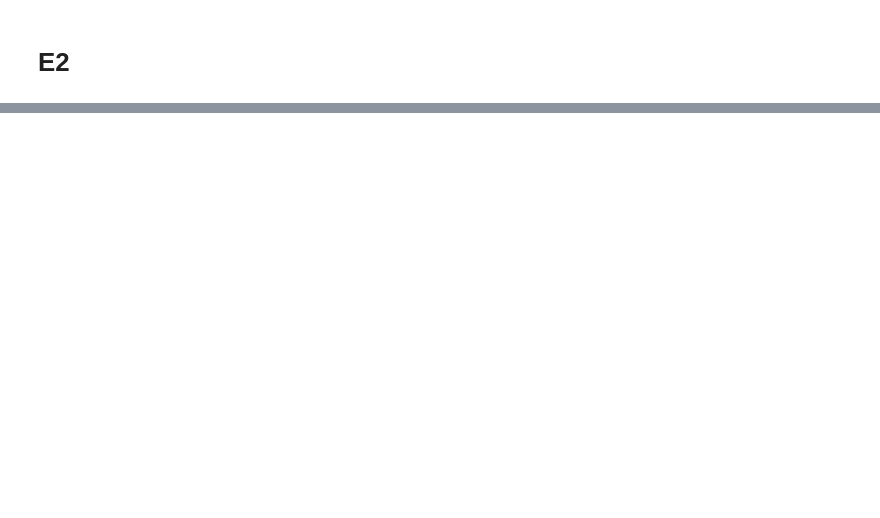
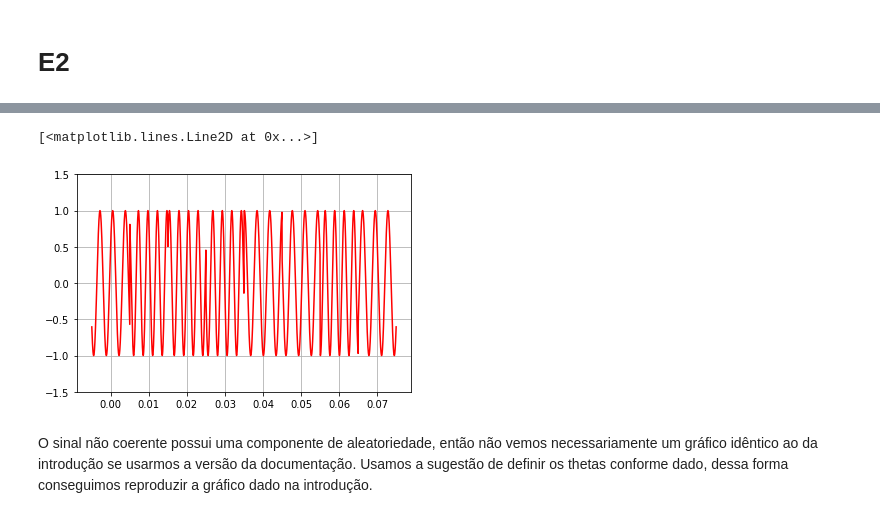
Before and after one commit to rafaelmcam/PeterMathysCommunicationsLab, a Jupyter notebook: Lab8/Lab8.ipynb, the cells around one changed output, grey strips where cells are left out. Cells and saved outputs as stored; diff of their text form; code cells hidden in the pictures; blank space fills up the shorter version.

```diff
--- a/Lab8/Lab8.ipynb
+++ b/Lab8/Lab8.ipynb
@@ -547,0 +581,11 @@ Montamos o esquemático fornecido no material, substituindo o "RTL-SOURCE" pelo
+# %%
+sig_xt = ModuleLab8.fskxmtr(M = 2, sig_dn = dn, Fs = 44100, ptype = 'rect', pparms = [], xtype = 'noncoh', fcparms = [300, 400])
+# %%
+plt.ylim([-1.5, 1.5])
+plt.grid()
+plt.plot(sig_xt.timeAxis(), sig_xt.signal(), color = "red")
+# %% [output]
+[<matplotlib.lines.Line2D at 0x...>]
+[figure, added]
+# %% [markdown]
+O sinal não coerente possui uma componente de aleatoriedade, então não vemos necessariamente um gráfico idêntico ao da introdução se usarmos a versão da documentação. Usamos a sugestão de definir os thetas conforme dado, dessa forma conseguimos reproduzir a gráfico dado na introdução.
```
Also changed, not shown: parts of 36 cells of this notebook, 1 other file.
